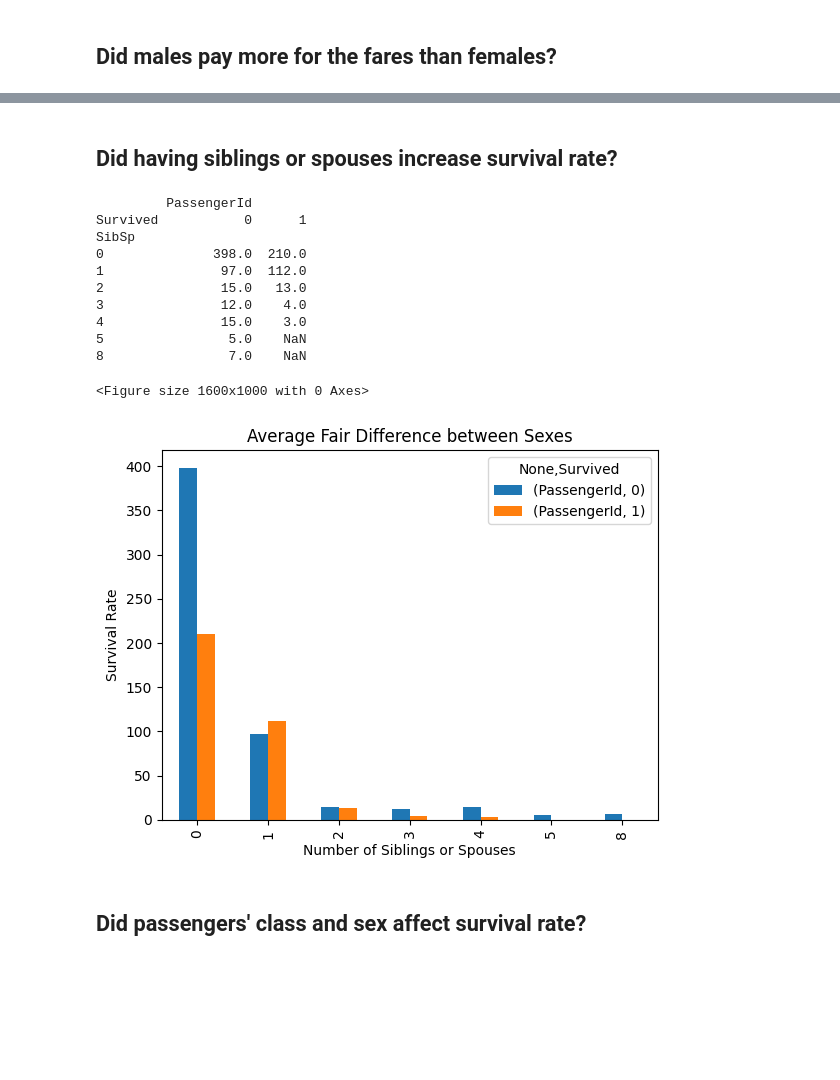
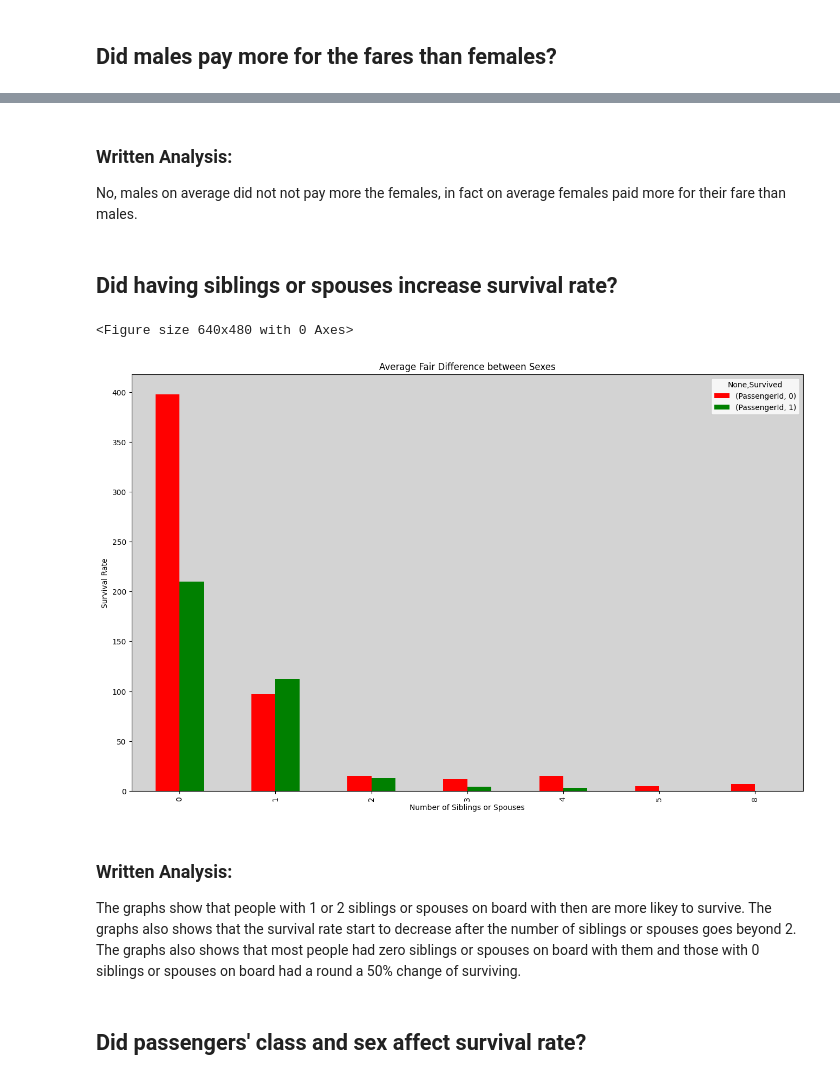
Before and after one commit to TrollFacedGamer/unit-3-data-science, a Jupyter notebook: 02_titanic.ipynb, the cells around one changed output, grey strips where cells are left out. Saved outputs shown, nothing was run; the diff lists cells and outputs as text; code cells hidden in the pictures; blank space fills up the shorter version.

```diff
--- a/02_titanic.ipynb
+++ b/02_titanic.ipynb
@@ -88,28 +96,26 @@ plt.show() #starts loop, find currently active figure objects, and opens >=1 int
+# %% [markdown]
+### Written Analysis:
+No, males on average did not not pay more the females, in fact on average females paid more for their fare than males.
 # %% [markdown]
 ## Did having siblings or spouses increase survival rate?
 # %%
 survival = titanic_df.groupby(["SibSp", "Survived"])[["PassengerId"]].count().unstack()
 
-print(survival)
-plt.figure(figsize=(16, 10)) # set figure size
-survival.plot.bar()
+plt.figure(facecolor="lightblue") #set outer background to lightblue
+#figure() must go before everything
+survival.plot.bar(figsize=(16, 10), color=["red", "green"])
+#everything elses goes after plot
 plt.title('Average Fair Difference between Sexes') #write title
 plt.xlabel('Number of Siblings or Spouses') #write x label
 plt.ylabel('Survival Rate') #write y label
+plt.gca().set_facecolor('lightgray') #set inner background to lightgray
 plt.show() #starts loop, find currently active figure objects, and opens >=1 interactive windows that display figure(s) active figure objects, and opens >=1 interactive windows that display figure(s)
 # %% [output]
-         PassengerId
-Survived           0      1
-SibSp
-0              398.0  210.0
-1               97.0  112.0
-2               15.0   13.0
-3               12.0    4.0
-4               15.0    3.0
-5                5.0    NaN
-8                7.0    NaN
+<Figure size 640x480 with 0 Axes>
-<Figure size 1600x1000 with 0 Axes>
-[figure, old version]
+[figure, new version]
+# %% [markdown]
+### Written Analysis:
+The graphs show that people with 1 or 2 siblings or spouses on board with then are more likey to survive. The graphs also shows that the survival rate start to decrease after the number of siblings or spouses goes beyond 2. The graphs also shows that most people had zero siblings or spouses on board with them and those with 0 siblings or spouses on board had a round a 50% change of surviving.
 # %% [markdown]
 ## Did passengers' class and sex affect survival rate?
 # %%
```
Also changed, not shown: parts of 7 cells of this notebook.
